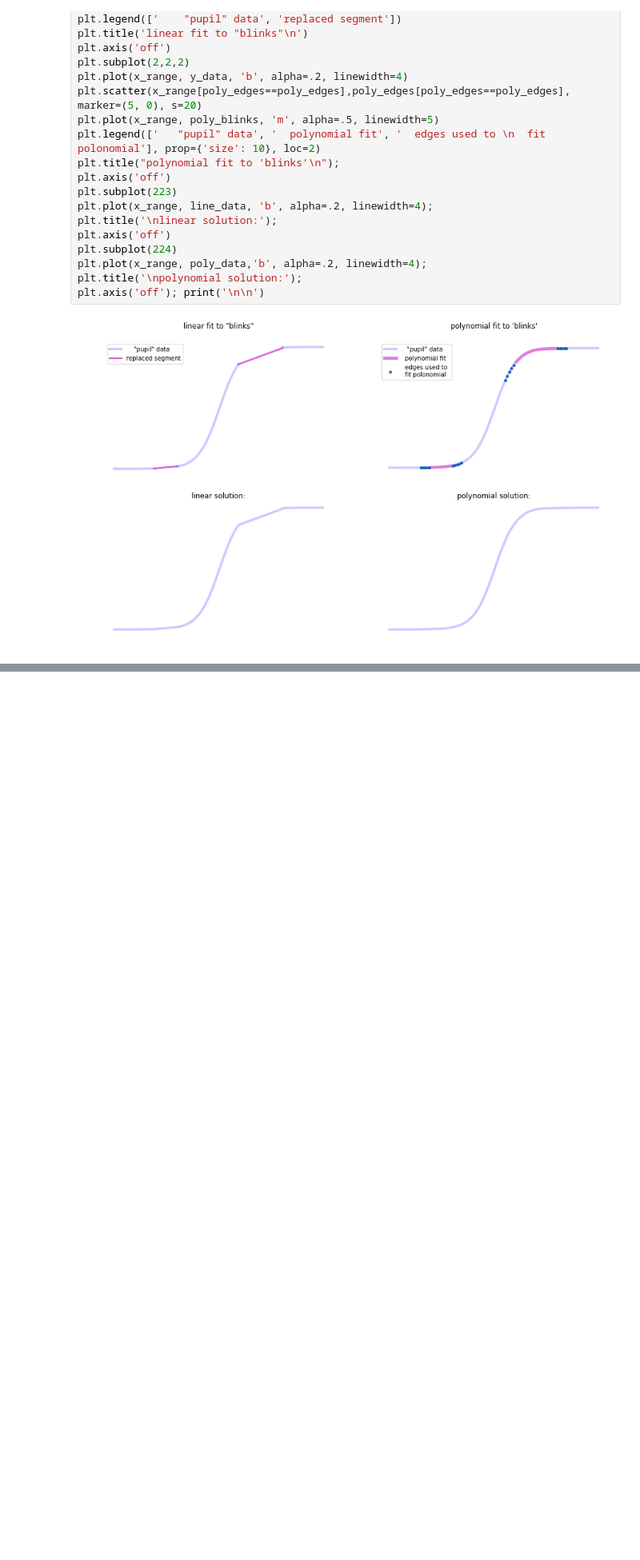
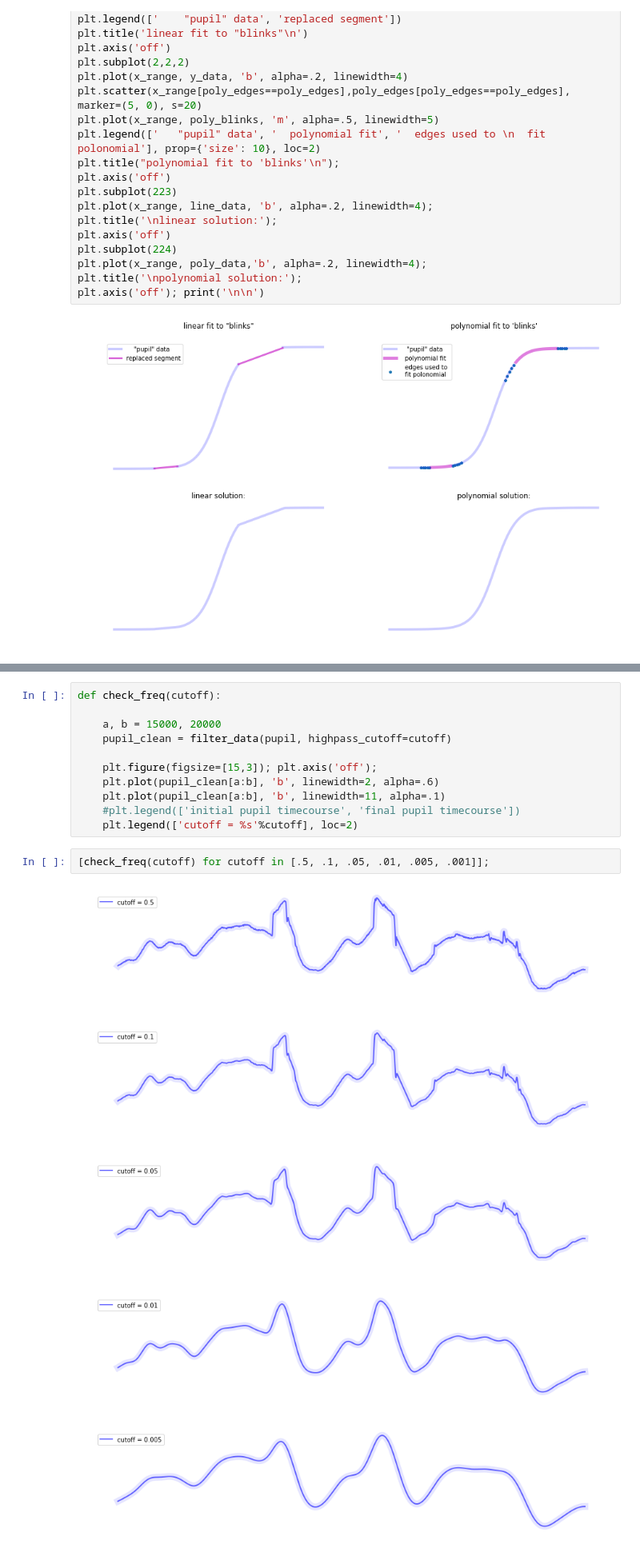
Before and after one commit to tzler/social_structure_learning, a Jupyter notebook: analysis/gaze/methods_development-tutorial.ipynb, the cells around one changed output, grey strips where cells are left out. Shown at 80% size. Drawn from its saved outputs; the diff is of its cells as text; blank space fills up the shorter version.

```diff
--- a/analysis/gaze/methods_development-tutorial.ipynb
+++ b/analysis/gaze/methods_development-tutorial.ipynb
@@ -707,0 +794,19 @@ totally doesn't work at all, at this point, but we'll get it working tomorrow :)
+# %%
+def check_freq(cutoff):
+
+    a, b = 15000, 20000
+    pupil_clean = filter_data(pupil, highpass_cutoff=cutoff)
+
+    plt.figure(figsize=[15,3]); plt.axis('off');
+    plt.plot(pupil_clean[a:b], 'b', linewidth=2, alpha=.6)
+    plt.plot(pupil_clean[a:b], 'b', linewidth=11, alpha=.1)
+    #plt.legend(['initial pupil timecourse', 'final pupil timecourse'])
+    plt.legend(['cutoff = %s'%cutoff], loc=2)
+# %%
+[check_freq(cutoff) for cutoff in [.5, .1, .05, .01, .005, .001]];
+# %% [output]
+[figure, added]
+[figure, added]
+[figure, added]
+[figure, added]
+[figure, added]
```
Also changed, not shown: parts of 16 cells of this notebook.
